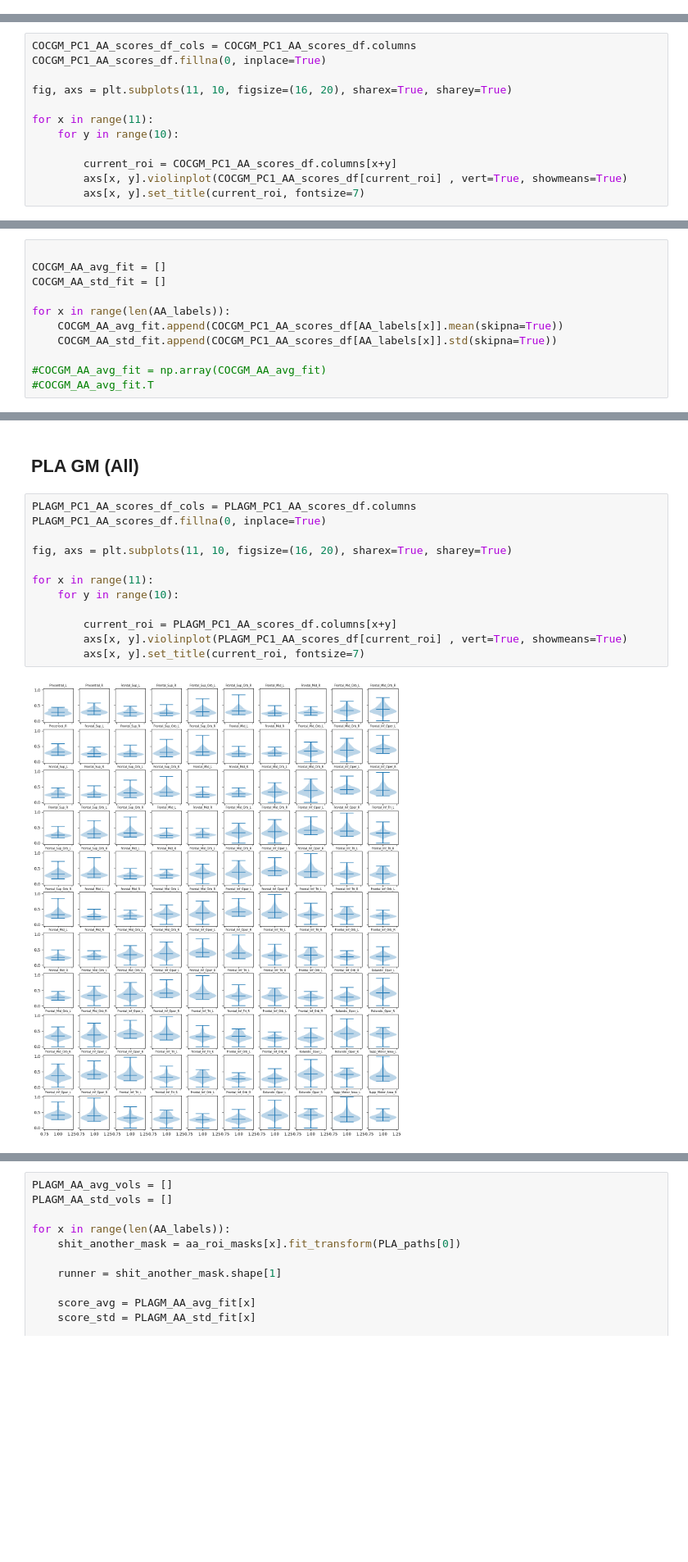
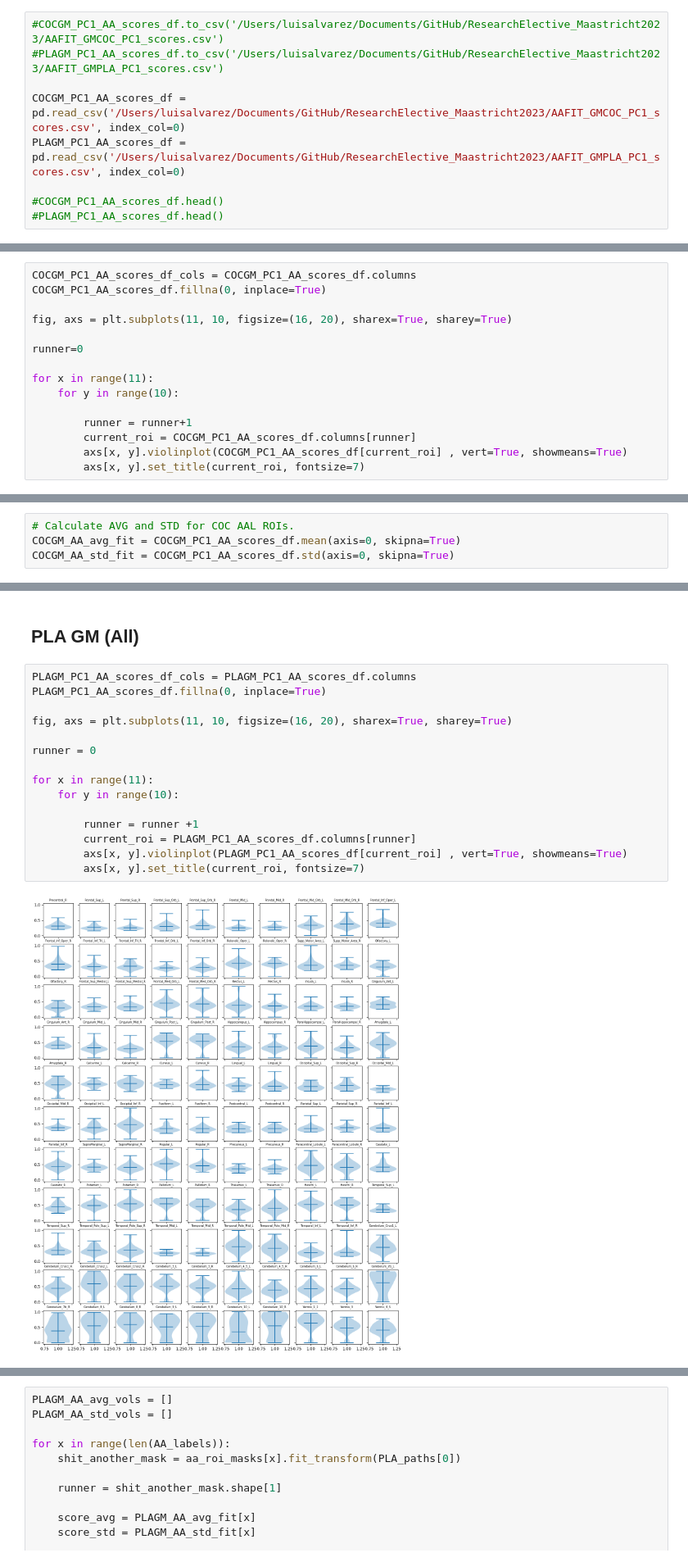
Before and after one commit to LuisA00/ResearchElective_Maastricht2023, a Jupyter notebook: Validating_AA_Fit.ipynb, the cells around one changed output, grey strips where cells are left out. Shown at 82% size. Cells and saved outputs as stored; diff of their text form; blank space fills up the shorter version.

```diff
--- a/Validating_AA_Fit.ipynb
+++ b/Validating_AA_Fit.ipynb
@@ -640,6 +640,15 @@ for current_roi in range(116):
 
 
 #PLA_PC1_AA_scores_df.head(40)
+# %%
+#COCGM_PC1_AA_scores_df.to_csv('/Users/luisalvarez/Documents/GitHub/ResearchElective_Maastricht2023/AAFIT_GMCOC_PC1_scores.csv')
+#PLAGM_PC1_AA_scores_df.to_csv('/Users/luisalvarez/Documents/GitHub/ResearchElective_Maastricht2023/AAFIT_GMPLA_PC1_scores.csv')
+
+COCGM_PC1_AA_scores_df = pd.read_csv('/Users/luisalvarez/Documents/GitHub/ResearchElective_Maastricht2023/AAFIT_GMCOC_PC1_scores.csv', index_col=0)
+PLAGM_PC1_AA_scores_df = pd.read_csv('/Users/luisalvarez/Documents/GitHub/ResearchElective_Maastricht2023/AAFIT_GMPLA_PC1_scores.csv', index_col=0)
+
+#COCGM_PC1_AA_scores_df.head()
+#PLAGM_PC1_AA_scores_df.head()
 # %%
 # Re-index Dataframes.
 reindex_coc = []
@@ -688,10 +686,13 @@ COCGM_PC1_AA_scores_df.fillna(0, inplace=True)
 
 fig, axs = plt.subplots(11, 10, figsize=(16, 20), sharex=True, sharey=True)
 
+runner=0
+
 for x in range(11):
     for y in range(10):
 
-        current_roi = COCGM_PC1_AA_scores_df.columns[x+y]
+        runner = runner+1
+        current_roi = COCGM_PC1_AA_scores_df.columns[runner]
         axs[x, y].violinplot(COCGM_PC1_AA_scores_df[current_roi] , vert=True, showmeans=True)
         axs[x, y].set_title(current_roi, fontsize=7)
 # %% [output]
@@ -699,14 +700,7 @@ for x in range(11):
-# %%
-
-COCGM_AA_avg_fit = []
-COCGM_AA_std_fit = []
-
-for x in range(len(AA_labels)):
-    COCGM_AA_avg_fit.append(COCGM_PC1_AA_scores_df[AA_labels[x]].mean(skipna=True))
-    COCGM_AA_std_fit.append(COCGM_PC1_AA_scores_df[AA_labels[x]].std(skipna=True))
-
-#COCGM_AA_avg_fit = np.array(COCGM_AA_avg_fit)
-#COCGM_AA_avg_fit.T
+# %%
+# Calculate AVG and STD for COC AAL ROIs.
+COCGM_AA_avg_fit = COCGM_PC1_AA_scores_df.mean(axis=0, skipna=True)
+COCGM_AA_std_fit = COCGM_PC1_AA_scores_df.std(axis=0, skipna=True)
 # %%
 COCGM_AA_avg_vols = []
 COCGM_AA_std_vols = []
@@ -791,15 +785,18 @@ plt.show()
 # %%
 PLAGM_PC1_AA_scores_df_cols = PLAGM_PC1_AA_scores_df.columns
 PLAGM_PC1_AA_scores_df.fillna(0, inplace=True)
 
 fig, axs = plt.subplots(11, 10, figsize=(16, 20), sharex=True, sharey=True)
 
+runner = 0
+
 for x in range(11):
     for y in range(10):
 
-        current_roi = PLAGM_PC1_AA_scores_df.columns[x+y]
+        runner = runner +1
+        current_roi = PLAGM_PC1_AA_scores_df.columns[runner]
         axs[x, y].violinplot(PLAGM_PC1_AA_scores_df[current_roi] , vert=True, showmeans=True)
         axs[x, y].set_title(current_roi, fontsize=7)
 # %% [output]
-[figure, old version]
+[figure, new version]
 # %%
```
Also changed, not shown: parts of 10 cells of this notebook, 1 other file.
